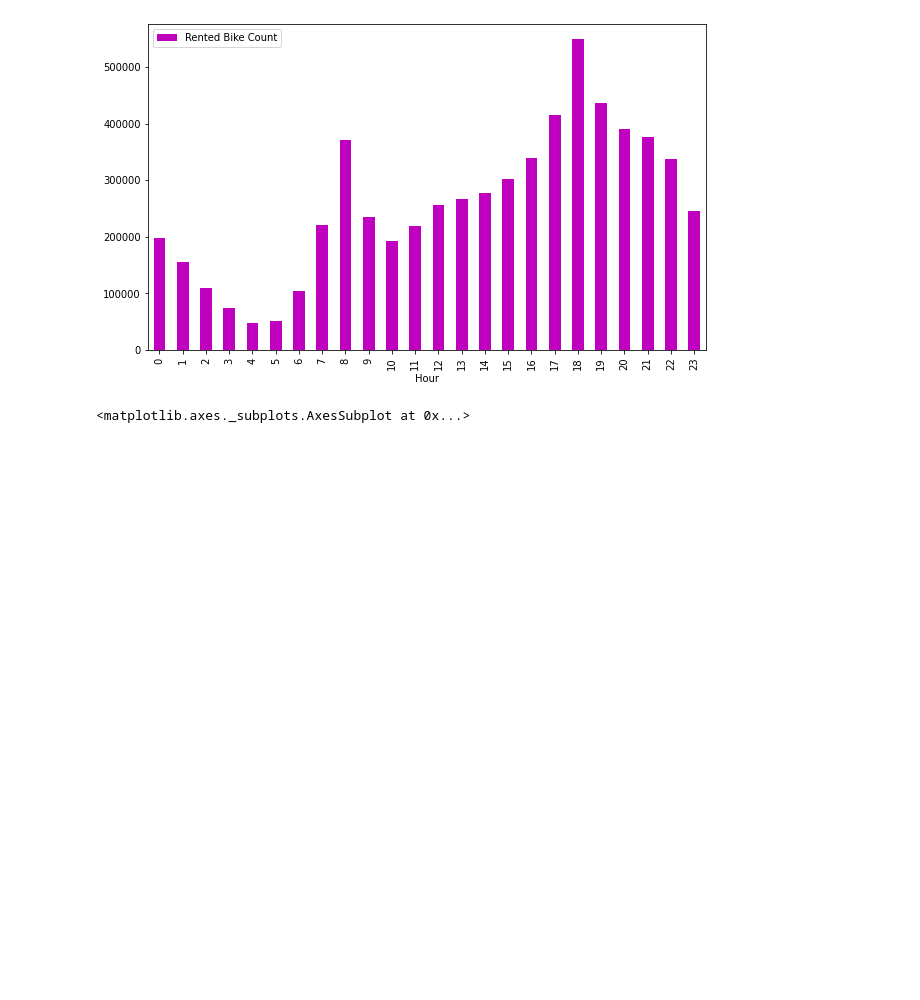
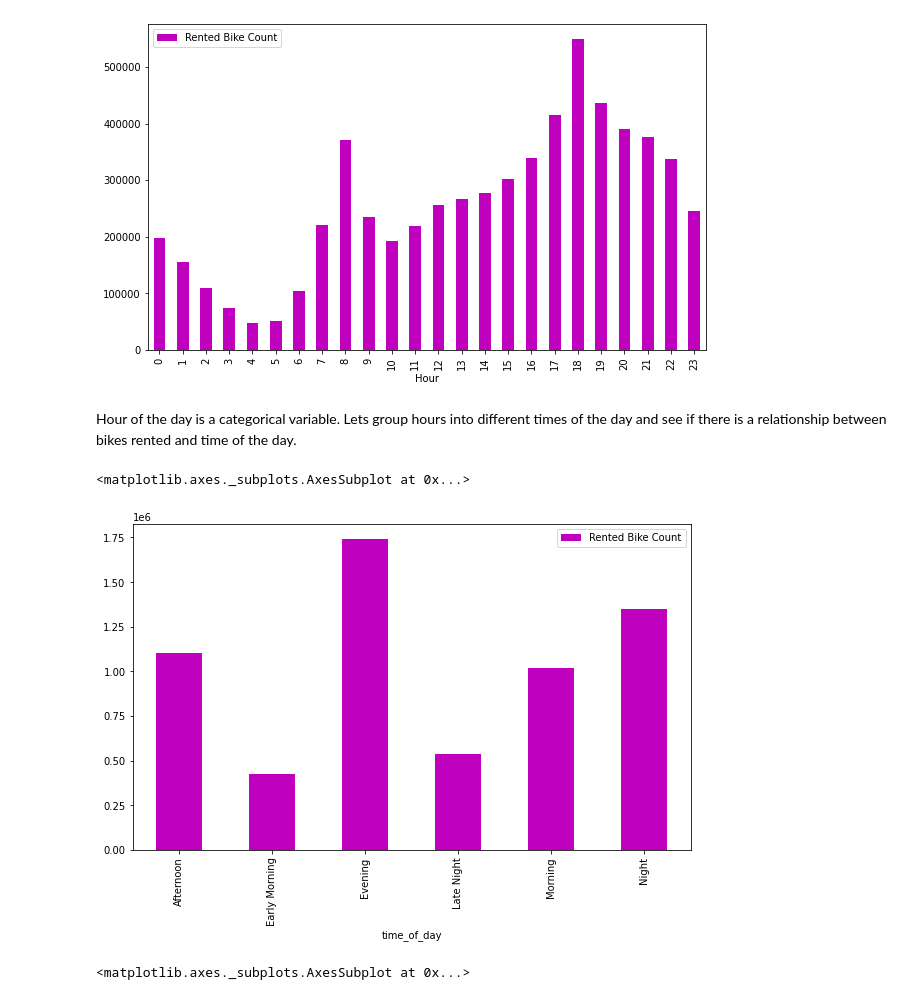
Before and after one commit to Ayushman0Singh/BikeSharingDemandPrediction, a Jupyter notebook: Bike_Sharing_Demand_Prediction_Capstone_Project.ipynb, the cells around one changed output. Cells and saved outputs as stored; diff of their text form; code cells hidden in the pictures; blank space fills up the shorter version.

```diff
--- a/Bike_Sharing_Demand_Prediction_Capstone_Project.ipynb
+++ b/Bike_Sharing_Demand_Prediction_Capstone_Project.ipynb
@@ -287,3 +314,5 @@ Hourly_bikecount.plot(x="Hour", y=["Rented Bike Count"], kind="bar", color = 'm'
 # %% [output]
 <matplotlib.axes._subplots.AxesSubplot at 0x...>
 [figure]
+# %% [markdown]
+Hour of the day is a categorical variable. Lets group hours into different times of the day and see if there is a relationship between bikes rented and time of the day.
@@ -290,3 +336,10 @@ Hourly_bikecount.plot(x="Hour", y=["Rented Bike Count"], kind="bar", color = 'm'
+# %%
+#ploting rented bikes according to time of the day
+Seasonal_bikecount = df.groupby(['time_of_day'])['Rented Bike Count'].sum().reset_index()
+Seasonal_bikecount.plot(x='time_of_day', y=["Rented Bike Count"], kind="bar", color = 'm',figsize=(10,6))
+# %% [output]
+<matplotlib.axes._subplots.AxesSubplot at 0x...>
+[figure, added]
 # %%
 #ploting rented bikes according to Seasons
 Seasonal_bikecount = df.groupby(['Seasons'])['Rented Bike Count'].sum().reset_index()
```
Also changed, not shown: parts of 46 cells of this notebook.
